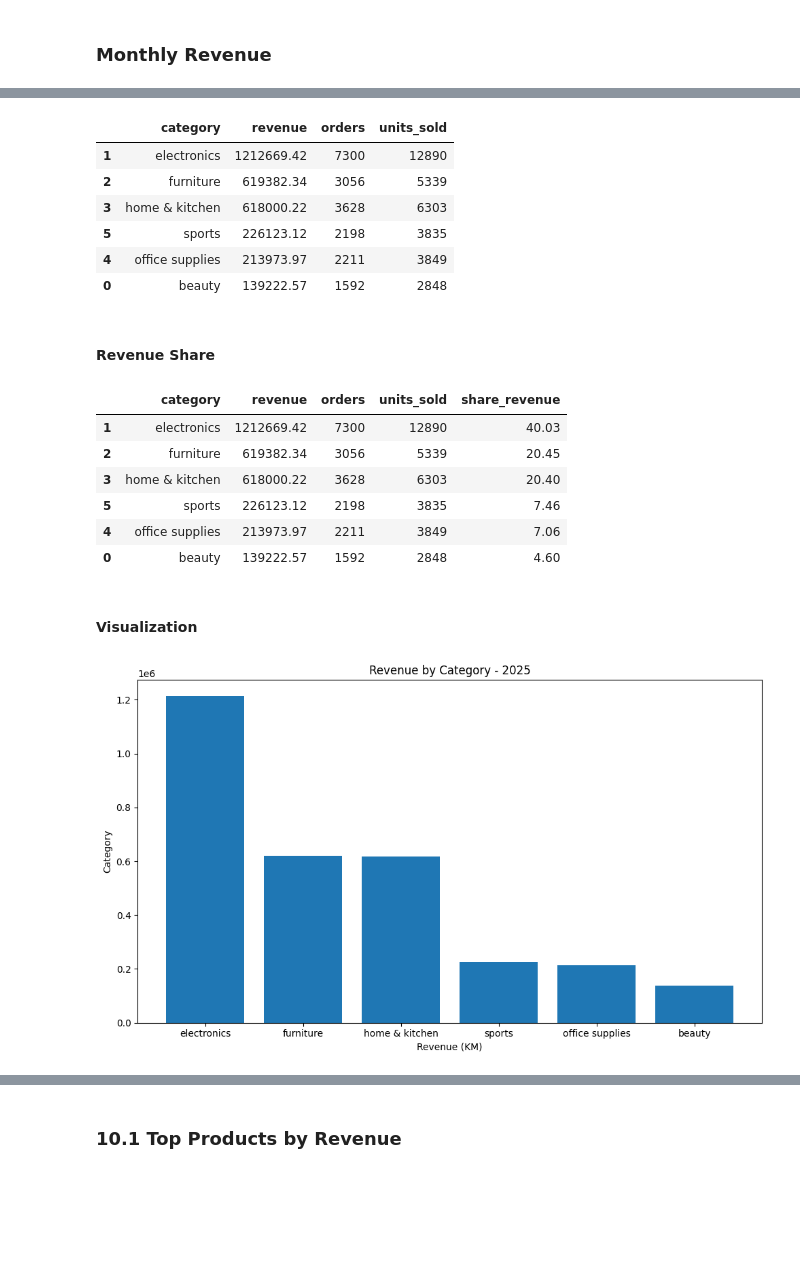
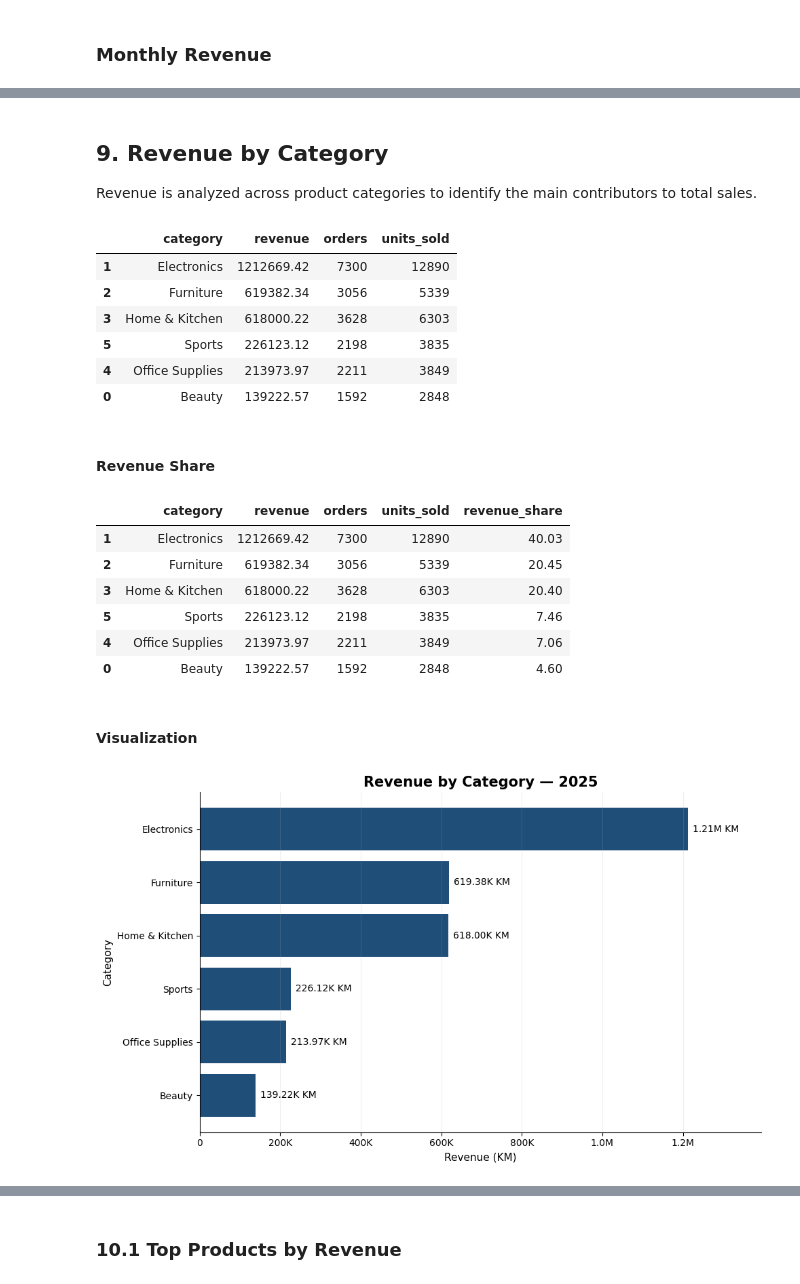
Before and after one commit to majaVtech/business-sales-analysis, a Jupyter notebook: Notebooks/northstar_retail_sales_analysis.ipynb, the cells around one changed output, grey strips where cells are left out. Cells and saved outputs as stored; diff of their text form; code cells hidden in the pictures; blank space fills up the shorter version.

```diff
--- a/Notebooks/northstar_retail_sales_analysis.ipynb
+++ b/Notebooks/northstar_retail_sales_analysis.ipynb
@@ -166,5 +209,5 @@ df_clean = df_clean[
 df_clean['category'] = (
     df['category']
     .str.strip()
-    .str.lower()
+    .str.title()
 )
@@ -309,3 +371,7 @@ Revenue remained relatively stable throughout the year.
+# %% [markdown]
+## **9. Revenue by Category**
+
+Revenue is analyzed across product categories to identify the main contributors to total sales.
 # %%
 revenue_by_category = (
     df_clean
@@ -323,44 +389,68 @@ revenue_by_category['revenue'] = revenue_by_category['revenue'].round(2)
 revenue_by_category
 # %% [output]
 |  | category | revenue | orders | units_sold |
-| 1 | electronics | 1212669.42 | 7300 | 12890 |
-| 2 | furniture | 619382.34 | 3056 | 5339 |
-| 3 | home & kitchen | 618000.22 | 3628 | 6303 |
-| 5 | sports | 226123.12 | 2198 | 3835 |
-| 4 | office supplies | 213973.97 | 2211 | 3849 |
-| 0 | beauty | 139222.57 | 1592 | 2848 |
+| 1 | Electronics | 1212669.42 | 7300 | 12890 |
+| 2 | Furniture | 619382.34 | 3056 | 5339 |
+| 3 | Home & Kitchen | 618000.22 | 3628 | 6303 |
+| 5 | Sports | 226123.12 | 2198 | 3835 |
+| 4 | Office Supplies | 213973.97 | 2211 | 3849 |
+| 0 | Beauty | 139222.57 | 1592 | 2848 |
 # %% [markdown]
 #### Revenue Share
 # %%
-revenue_by_category['share_revenue'] = (
+revenue_by_category['revenue_share'] = (
     revenue_by_category['revenue']
     / total_revenue * 100
 ).round(2)
 
 revenue_by_category
 # %% [output]
-|  | category | revenue | orders | units_sold | share_revenue |
-| 1 | electronics | 1212669.42 | 7300 | 12890 | 40.03 |
-| 2 | furniture | 619382.34 | 3056 | 5339 | 20.45 |
-| 3 | home & kitchen | 618000.22 | 3628 | 6303 | 20.40 |
-| 5 | sports | 226123.12 | 2198 | 3835 | 7.46 |
-| 4 | office supplies | 213973.97 | 2211 | 3849 | 7.06 |
-| 0 | beauty | 139222.57 | 1592 | 2848 | 4.60 |
+|  | category | revenue | orders | units_sold | revenue_share |
+| 1 | Electronics | 1212669.42 | 7300 | 12890 | 40.03 |
+| 2 | Furniture | 619382.34 | 3056 | 5339 | 20.45 |
+| 3 | Home & Kitchen | 618000.22 | 3628 | 6303 | 20.40 |
+| 5 | Sports | 226123.12 | 2198 | 3835 | 7.46 |
+| 4 | Office Supplies | 213973.97 | 2211 | 3849 | 7.06 |
+| 0 | Beauty | 139222.57 | 1592 | 2848 | 4.60 |
 # %% [markdown]
 #### Visualization
 # %%
 plt.figure(figsize=(10, 6))
 
-plt.bar(
-    revenue_by_category['category'],
-    revenue_by_category['revenue']
+bars = plt.barh(
+    revenue_by_category["category"],
+    revenue_by_category["revenue"],
+    color=MAIN_COLOR
 )
 
-plt.title("Revenue by Category - 2025")
+plt.title("Revenue by Category — 2025")
 plt.xlabel("Revenue (KM)")
 plt.ylabel("Category")
+
+plt.gca().invert_yaxis()
+
+plt.xlim(0, revenue_by_category["revenue"].max() * 1.15)
+
+ax = plt.gca()
+
+# Format X axis
+ax.xaxis.set_major_formatter(FuncFormatter(axis_formatter))
+
+# Data labels
+ax.bar_label(
+    bars,
+    labels=[
+        format_value(value)
+        for value in revenue_by_category["revenue"]
+    ],
+    padding=5
+)
+
+plt.grid(axis="x", alpha=0.2)
+plt.grid(axis="y", visible=False)
+
 plt.tight_layout()
 plt.show()
 # %% [output]
-[figure, old version]
+[figure, new version]
 # %% [markdown]
```
Also changed, not shown: parts of 61 cells of this notebook.
